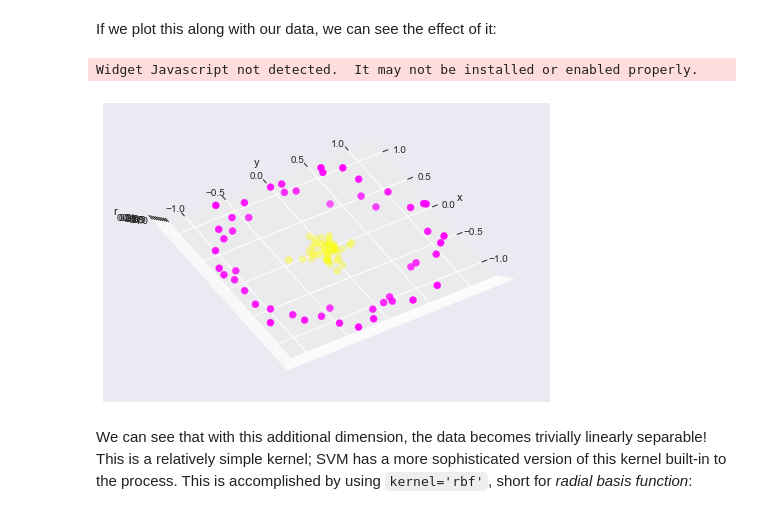
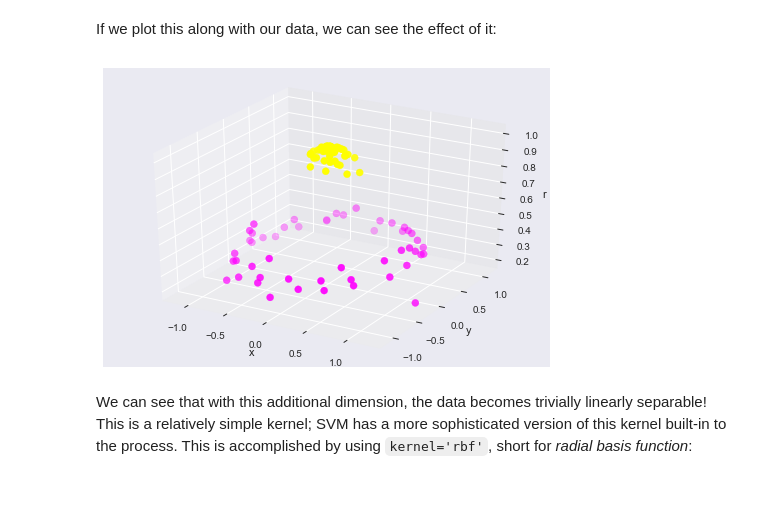
Before and after one commit to greyspurv2/sklearn_tutorial, a Jupyter notebook: notebooks/03.1-Classification-SVMs.ipynb, the cells around one changed output. Cells and saved outputs as stored; diff of their text form; code cells hidden in the pictures.

```diff
--- a/notebooks/03.1-Classification-SVMs.ipynb
+++ b/notebooks/03.1-Classification-SVMs.ipynb
@@ -161,18 +161,18 @@ If we plot this along with our data, we can see the effect of it:
 # %%
 from mpl_toolkits import mplot3d
 
 def plot_3D(elev=30, azim=30):
     ax = plt.subplot(projection='3d')
     ax.scatter3D(X[:, 0], X[:, 1], r, c=y, s=50, cmap='spring')
-    ax.view_init(elev=elev, azim=azim)
+    #ax.view_init(elev=elev, azim=azim) # BUG in mpl2 (and possibly earlier) this
+    # causes a flat (2D plot), commenting it out creates the correct 3D plot, fix unknown
     ax.set_xlabel('x')
     ax.set_ylabel('y')
     ax.set_zlabel('r')
 
 interact(plot_3D, elev=[-90, 90], azip=(-180, 180));
 # %% [output]
-Widget Javascript not detected.  It may not be installed or enabled properly.
-[figure, old version]
+[figure, new version]
 # %% [markdown]
 We can see that with this additional dimension, the data becomes trivially linearly separable!
 This is a relatively simple kernel; SVM has a more sophisticated version of this kernel built-in to the process. This is accomplished by using ``kernel='rbf'``, short for *radial basis function*:
```
Also changed, not shown: parts of 3 cells of this notebook, 6 other files.
